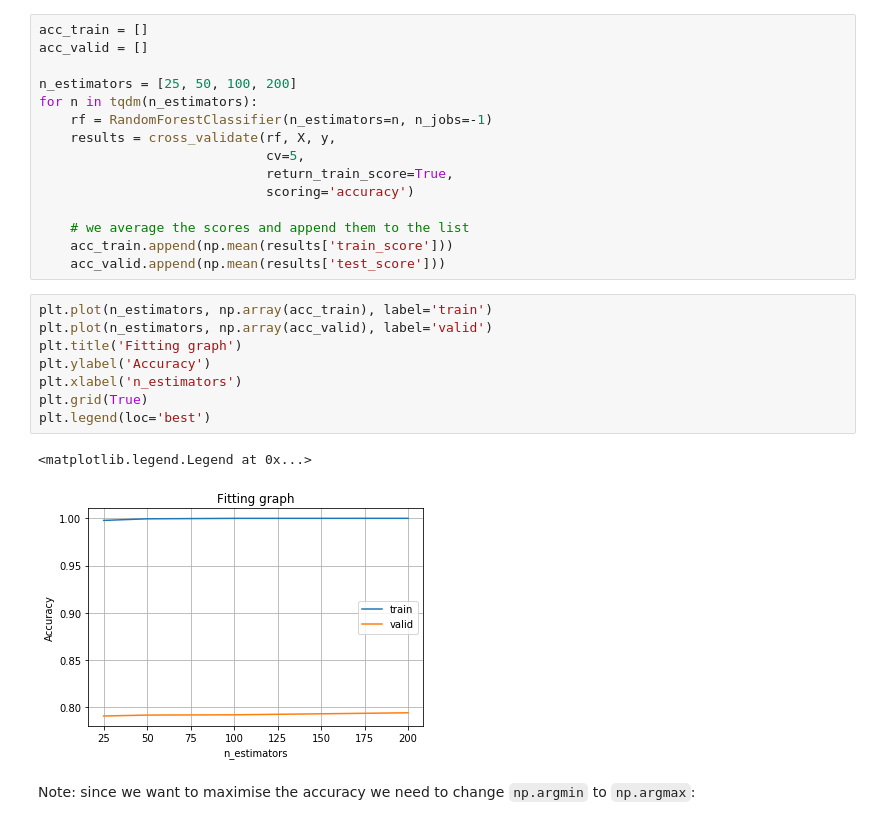
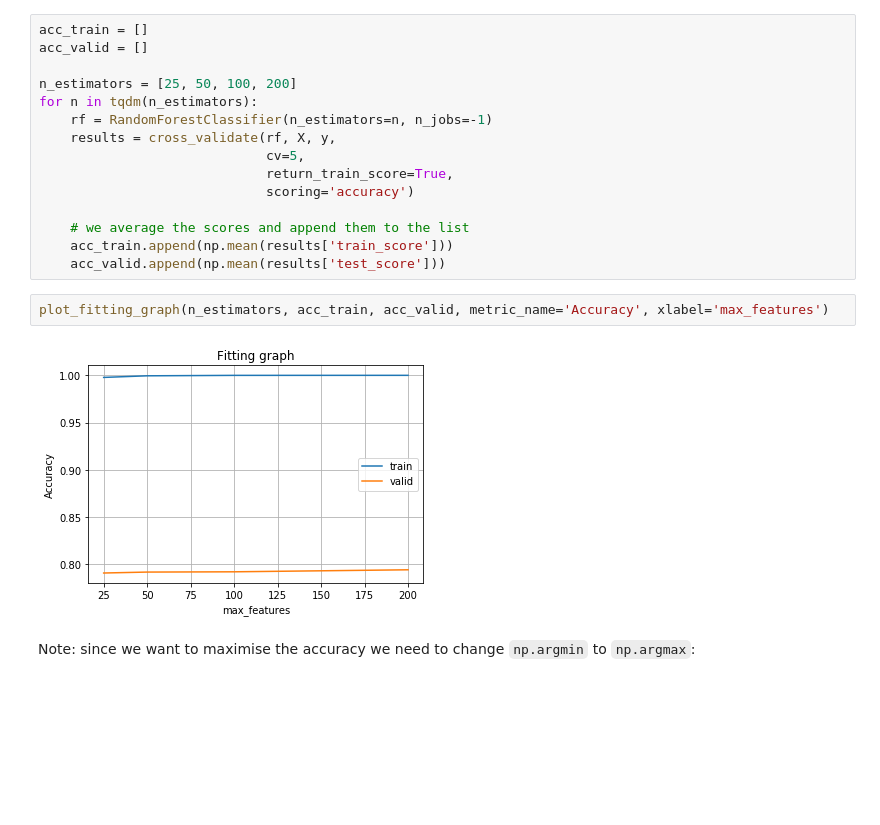
Before and after one commit to lewtun/dslectures, a Jupyter notebook: notebooks/lesson09-overfitting.ipynb, the cells around one changed output. Saved outputs shown, nothing was run; the diff lists cells and outputs as text; blank space fills up the shorter version.

```diff
--- a/notebooks/lesson09-overfitting.ipynb
+++ b/notebooks/lesson09-overfitting.ipynb
@@ -588,17 +549,10 @@ for n in tqdm(n_estimators):
     # we average the scores and append them to the list
     acc_train.append(np.mean(results['train_score']))
     acc_valid.append(np.mean(results['test_score']))
-# %%
-plt.plot(n_estimators, np.array(acc_train), label='train')
-plt.plot(n_estimators, np.array(acc_valid), label='valid')
-plt.title('Fitting graph')
-plt.ylabel('Accuracy')
-plt.xlabel('n_estimators')
-plt.grid(True)
-plt.legend(loc='best')
-# %% [output]
-<matplotlib.legend.Legend at 0x...>
-[figure, removed]
+# %%
+plot_fitting_graph(n_estimators, acc_train, acc_valid, metric_name='Accuracy', xlabel='max_features')
+# %% [output]
+[figure, added]
 # %% [markdown]
 Note: since we want to maximise the accuracy we need to change `np.argmin` to `np.argmax`:
 # %%
```
Also changed, not shown: parts of 42 cells of this notebook, 5 other files.
